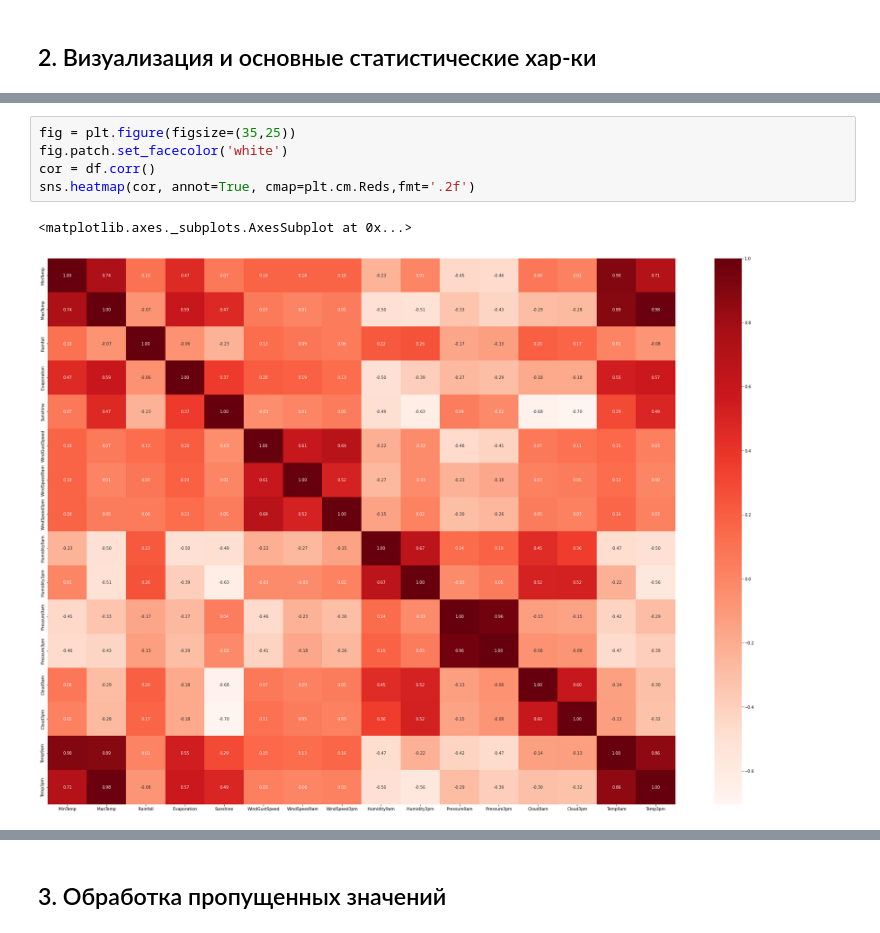
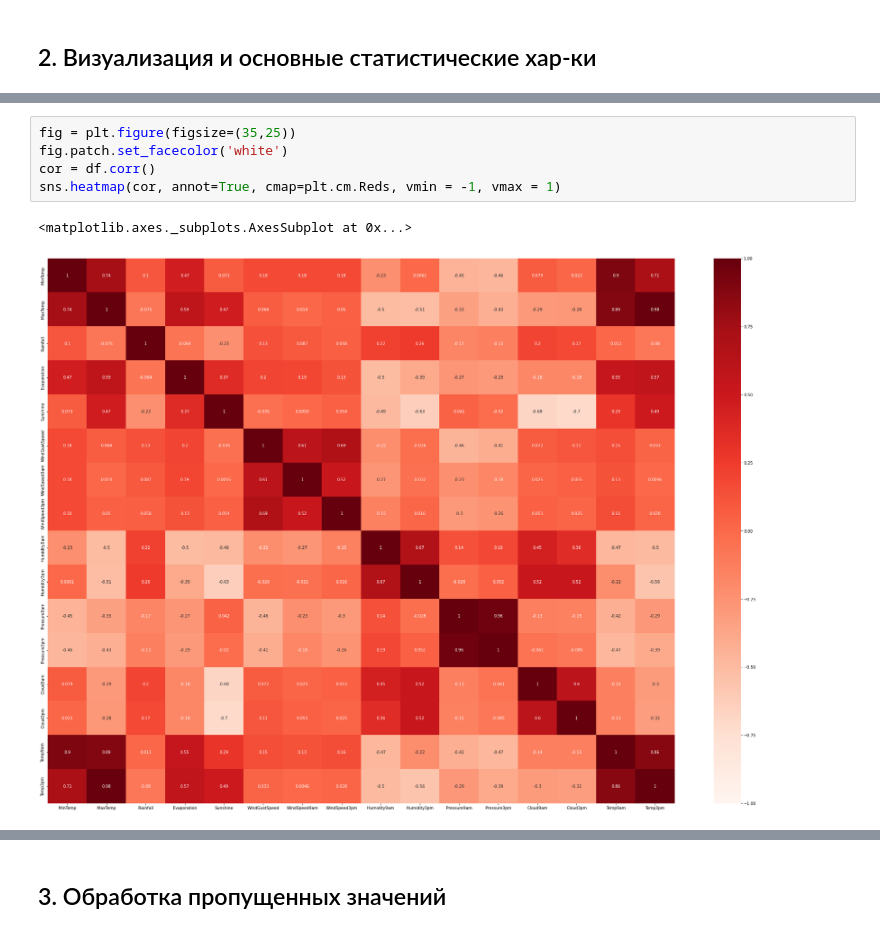
Before and after one commit to Eskelai/ml_itmm_2022, a Jupyter notebook: 1_task.ipynb, the cells around one changed output, grey strips where cells are left out. Cells and saved outputs as stored; diff of their text form.

```diff
--- a/1_task.ipynb
+++ b/1_task.ipynb
@@ -82,8 +82,8 @@ df.describe()
 # %%
 fig = plt.figure(figsize=(35,25))
 fig.patch.set_facecolor('white')
 cor = df.corr()
-sns.heatmap(cor, annot=True, cmap=plt.cm.Reds,fmt='.2f')
+sns.heatmap(cor, annot=True, cmap=plt.cm.Reds, vmin = -1, vmax = 1)
 # %% [output]
 <matplotlib.axes._subplots.AxesSubplot at 0x...>
-[figure, old version]
+[figure, new version]
```
Also changed, not shown: parts of 15 cells of this notebook, 1 other file.
